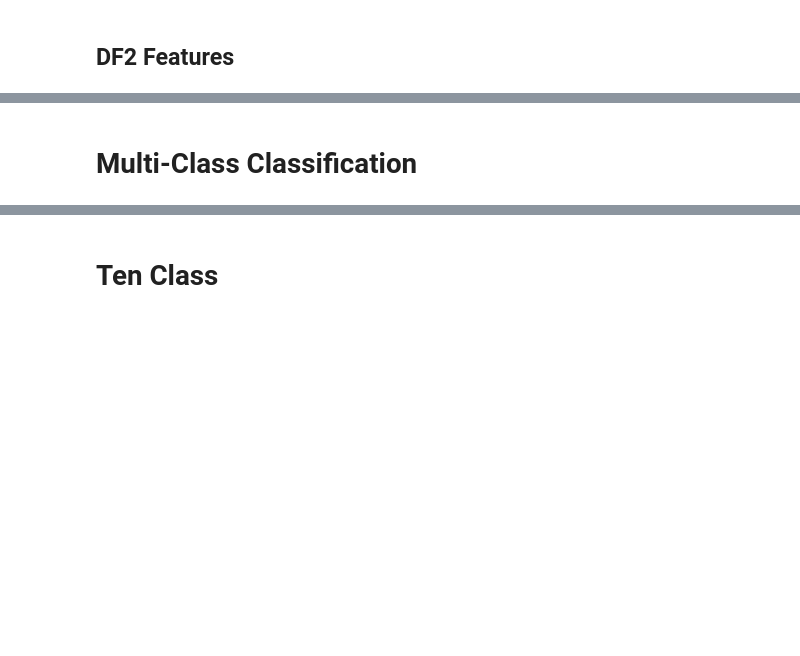
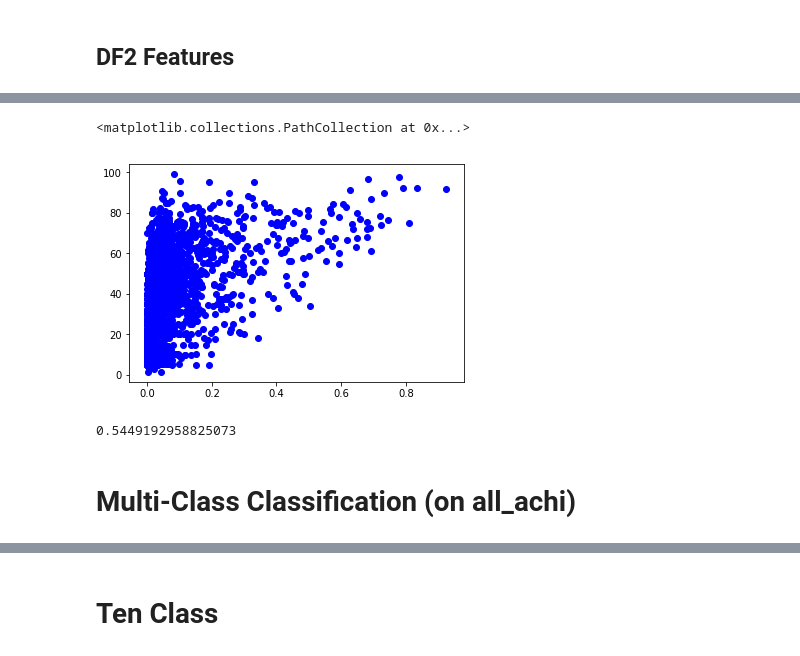
Before and after one commit to samankim/school-zoning, a Jupyter notebook: baseline.ipynb, the cells around one changed output, grey strips where cells are left out. Saved outputs shown, nothing was run; the diff lists cells and outputs as text; code cells hidden in the pictures; blank space fills up the shorter version.

```diff
--- a/baseline.ipynb
+++ b/baseline.ipynb
@@ -42,3 +63,17 @@ for i in range(len(df2.columns)):
+# %%
+#drop attributes used for data processing
+df2_sw = df2_sw.drop(columns=['school_name', 'state_name', 'school_id', 'district_id', 'total_race'])
+#drop attributes that were pulled, but not predictive
+df2_sw = df2_sw.drop(columns=['total_rev', 'total_locrev', 'pta_rev', 'prop_taxes', 'sales_taxes', 'public_utility_taxes', 'income_taxes', 'other_taxes'])
+#engineer features so they reflect per student values
+df2_sw.total_salaries = df2_sw.total_salaries/df2_sw.total
+df2_sw.salaries_instruction = df2_sw.salaries_instruction/df2_sw.total
+df2_sw.salaries_teachers = df2_sw.salaries_teachers/df2_sw.total
+df2_sw = df2_sw.rename(columns={'total_salaries': 'total_salaries_ps', 'salaries_instruction': 'salaries_instruction_ps', 'salaries_teachers': 'salaries_teachers_ps'})
+# %%
+#impute na with median
+for i in range(len(df2_sw.columns)):
+    df2_sw.iloc[:, i] = df2_sw.iloc[:, i].fillna(df2_sw.iloc[:, i].median(skipna=True))
 # %% [markdown]
 # Linear Regression
 # %% [markdown]
@@ -91,0 +152,10 @@ print(score_add)
+# %%
+data_add = df2_sw.values
+# %%
+features_add = data_add[:, 0:20]
+labels_add = data_add[:, 20]
+# %%
+plt.scatter(features_add[:, 1], labels_add, color='blue')
+# %% [output]
+<matplotlib.collections.PathCollection at 0x...>
+[figure, added]
@@ -92,3 +168,8 @@ print(score_add)
+# %%
+score_add = model_add.score(test_add, test_labels_add)
+print(score_add)
+# %% [output]
+0.5449192958825073
 # %% [markdown]
-# Multi-Class Classification
+# Multi-Class Classification (on all_achi)
 # %%
```
Also changed, not shown: parts of 100 cells of this notebook, 6 other files.
